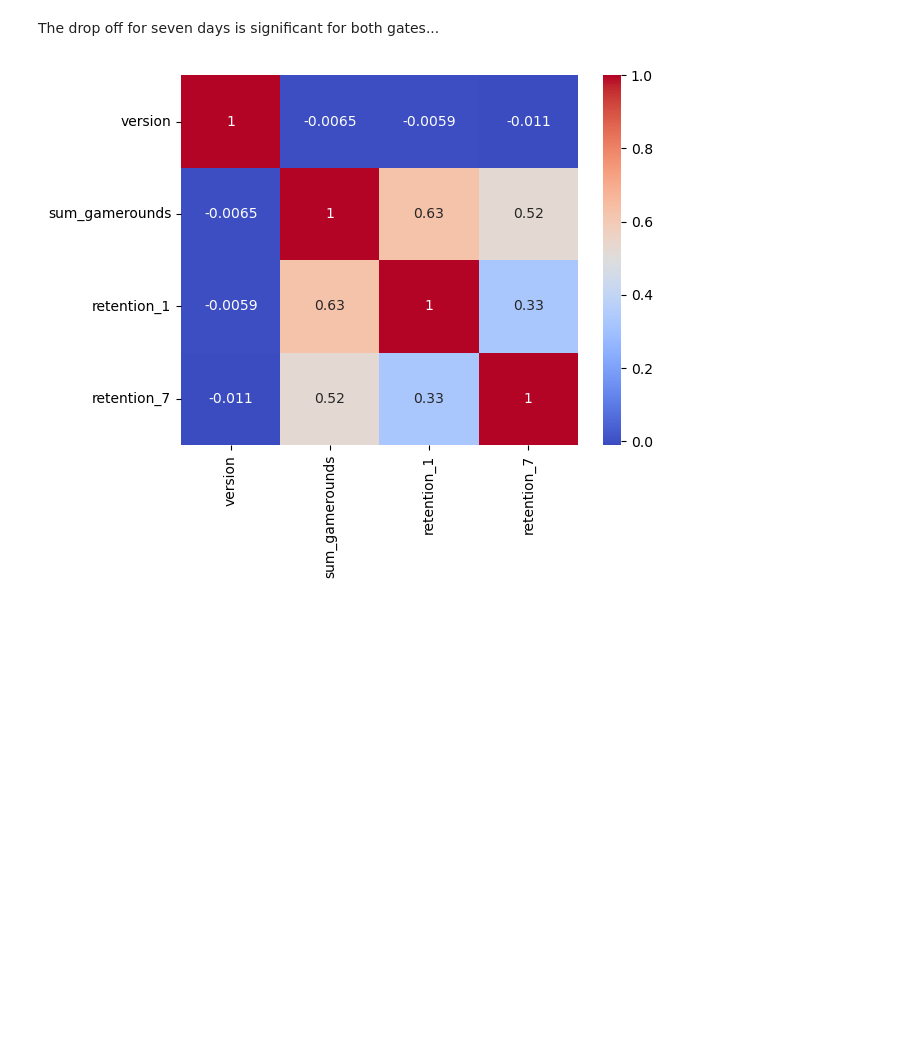
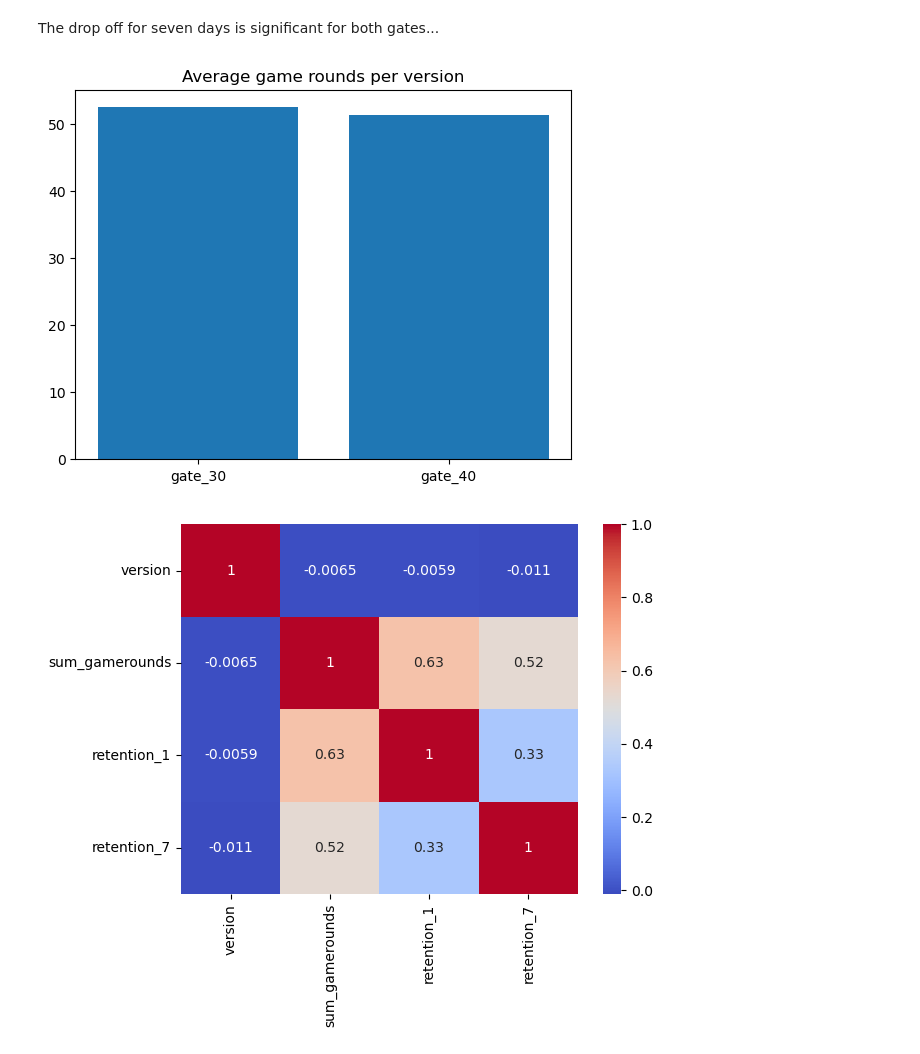
Before and after one commit to SBangarh/AB_cookie_cats, a Jupyter notebook: notebooks/EDA.ipynb, the cells around one changed output. Saved outputs shown, nothing was run; the diff lists cells and outputs as text; code cells hidden in the pictures; blank space fills up the shorter version.

```diff
--- a/notebooks/EDA.ipynb
+++ b/notebooks/EDA.ipynb
@@ -172,6 +193,16 @@ plt.show()
 [figure]
 # %% [markdown]
 The drop off for seven days is significant for both gates...
+# %%
+#avg game rounds per group
+game_round_mean = data.groupby('version')['sum_gamerounds'].mean()
+
+#plot
+plt.bar(game_round_mean.index, game_round_mean.values)
+plt.title('Average game rounds per version')
+plt.show()
+# %% [output]
+[figure, added]
 # %%
 #factorize version feature and look at correlation
 factorized_df = data.copy()
```
Also changed, not shown: parts of 13 cells of this notebook, 1 other file.
